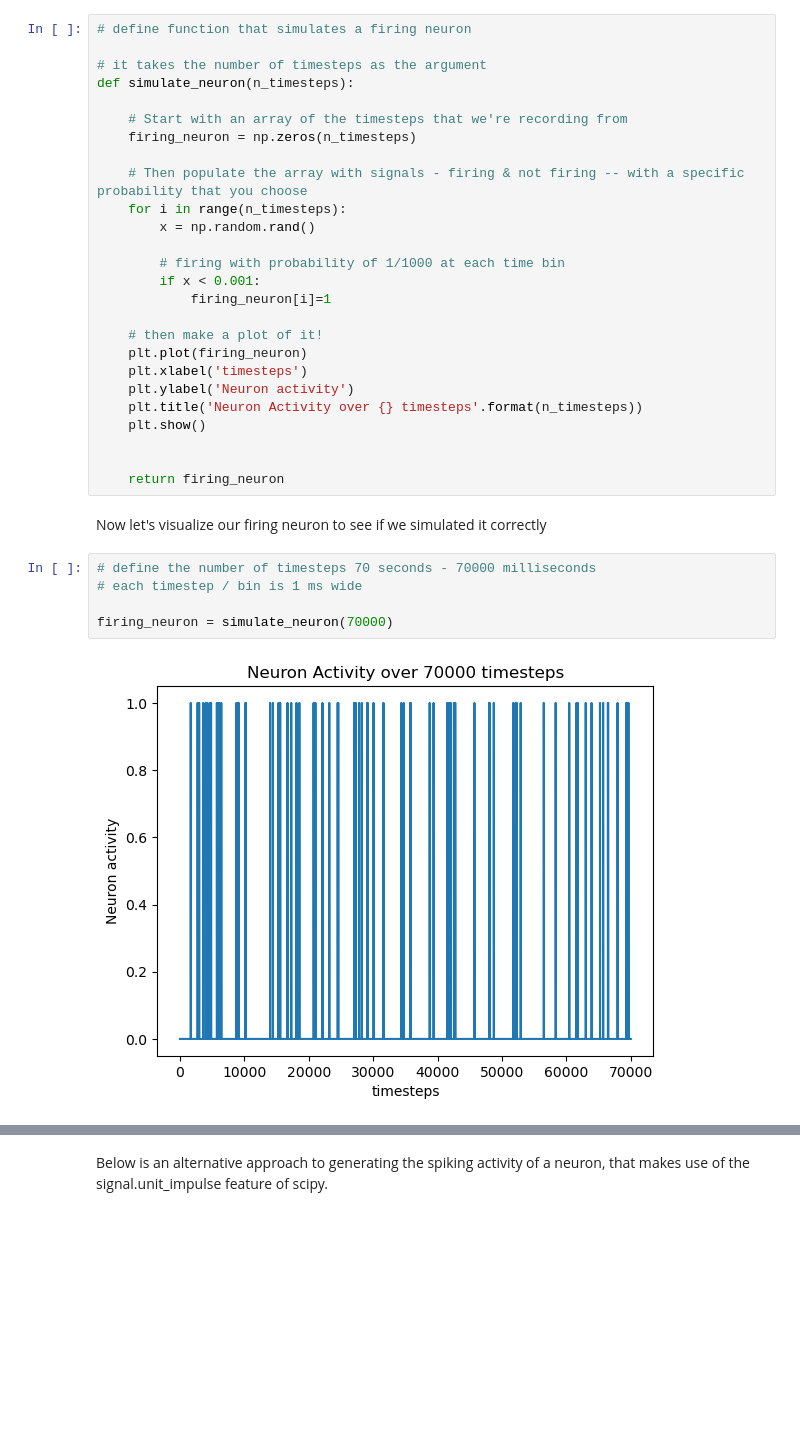
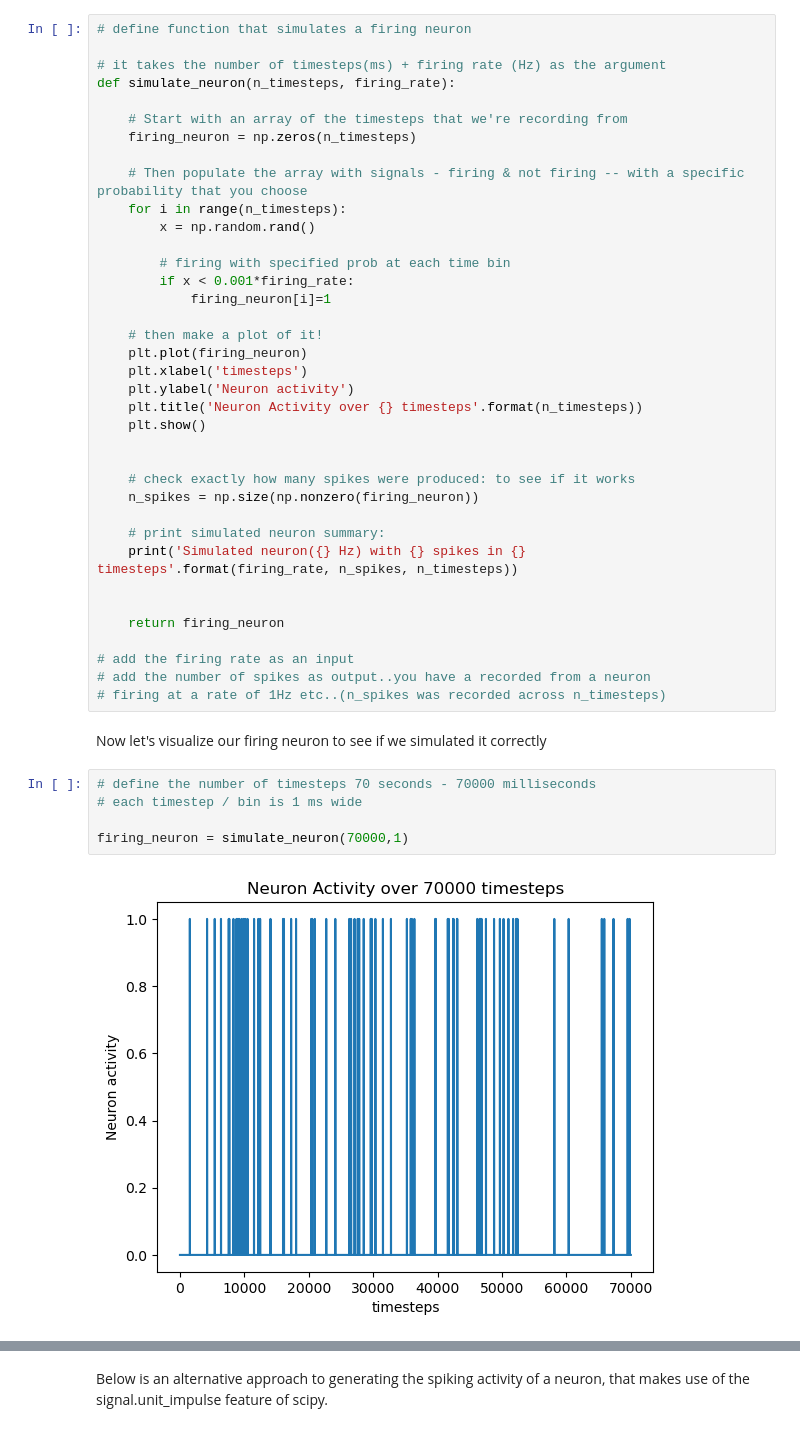
Before and after one commit to BrianNGitahi/NM-Imaging, a Jupyter notebook: Simulation.ipynb, the cells around one changed output, grey strips where cells are left out. Drawn from its saved outputs; the diff is of its cells as text; blank space fills up the shorter version.

```diff
--- a/Simulation.ipynb
+++ b/Simulation.ipynb
@@ -24,8 +24,8 @@ Here, we define a function that simulates the activity of one neuron and takes t
 # %%
 # define function that simulates a firing neuron
 
-# it takes the number of timesteps as the argument
-def simulate_neuron(n_timesteps):
+# it takes the number of timesteps(ms) + firing rate (Hz) as the argument
+def simulate_neuron(n_timesteps, firing_rate):
 
     # Start with an array of the timesteps that we're recording from
     firing_neuron = np.zeros(n_timesteps)
@@ -34,8 +34,8 @@ def simulate_neuron(n_timesteps):
     for i in range(n_timesteps):
         x = np.random.rand()
 
-        # firing with probability of 1/1000 at each time bin
-        if x < 0.001:
+        # firing with specified prob at each time bin
+        if x < 0.001*firing_rate:
             firing_neuron[i]=1
 
     # then make a plot of it!
@@ -46,13 +46,24 @@ def simulate_neuron(n_timesteps):
     plt.show()
 
 
+    # check exactly how many spikes were produced: to see if it works
+    n_spikes = np.size(np.nonzero(firing_neuron))
+
+    # print simulated neuron summary:
+    print('Simulated neuron({} Hz) with {} spikes in {} timesteps'.format(firing_rate, n_spikes, n_timesteps))
+
+
     return firing_neuron
+
+# add the firing rate as an input
+# add the number of spikes as output..you have a recorded from a neuron
+# firing at a rate of 1Hz etc..(n_spikes was recorded across n_timesteps)
 # %% [markdown]
 Now let's visualize our firing neuron to see if we simulated it correctly
 # %%
 # define the number of timesteps 70 seconds - 70000 milliseconds
 # each timestep / bin is 1 ms wide
 
-firing_neuron = simulate_neuron(70000)
+firing_neuron = simulate_neuron(70000,1)
 # %% [output]
-[figure, old version]
+[figure, new version]
```
Also changed, not shown: parts of 19 cells of this notebook.
